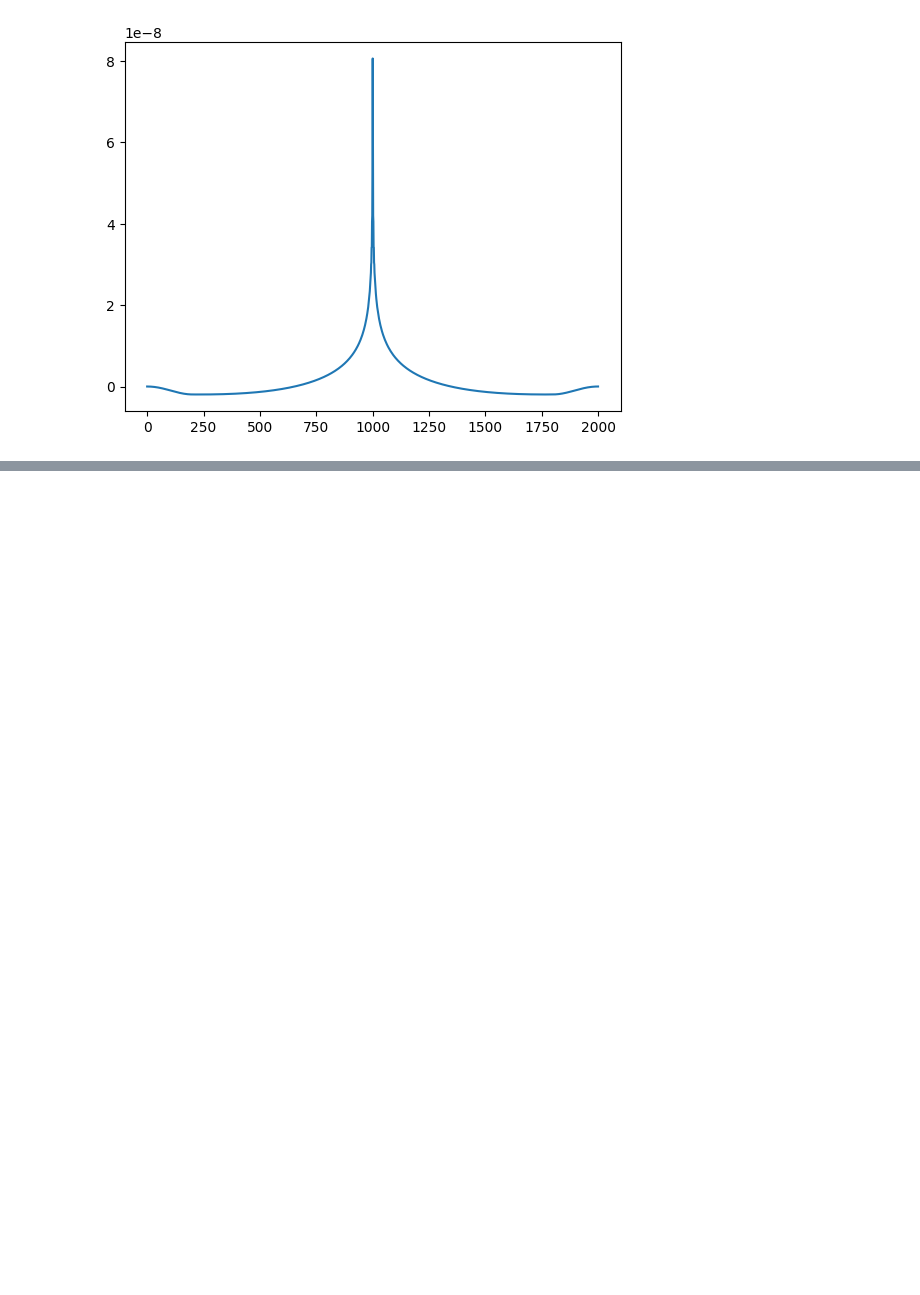
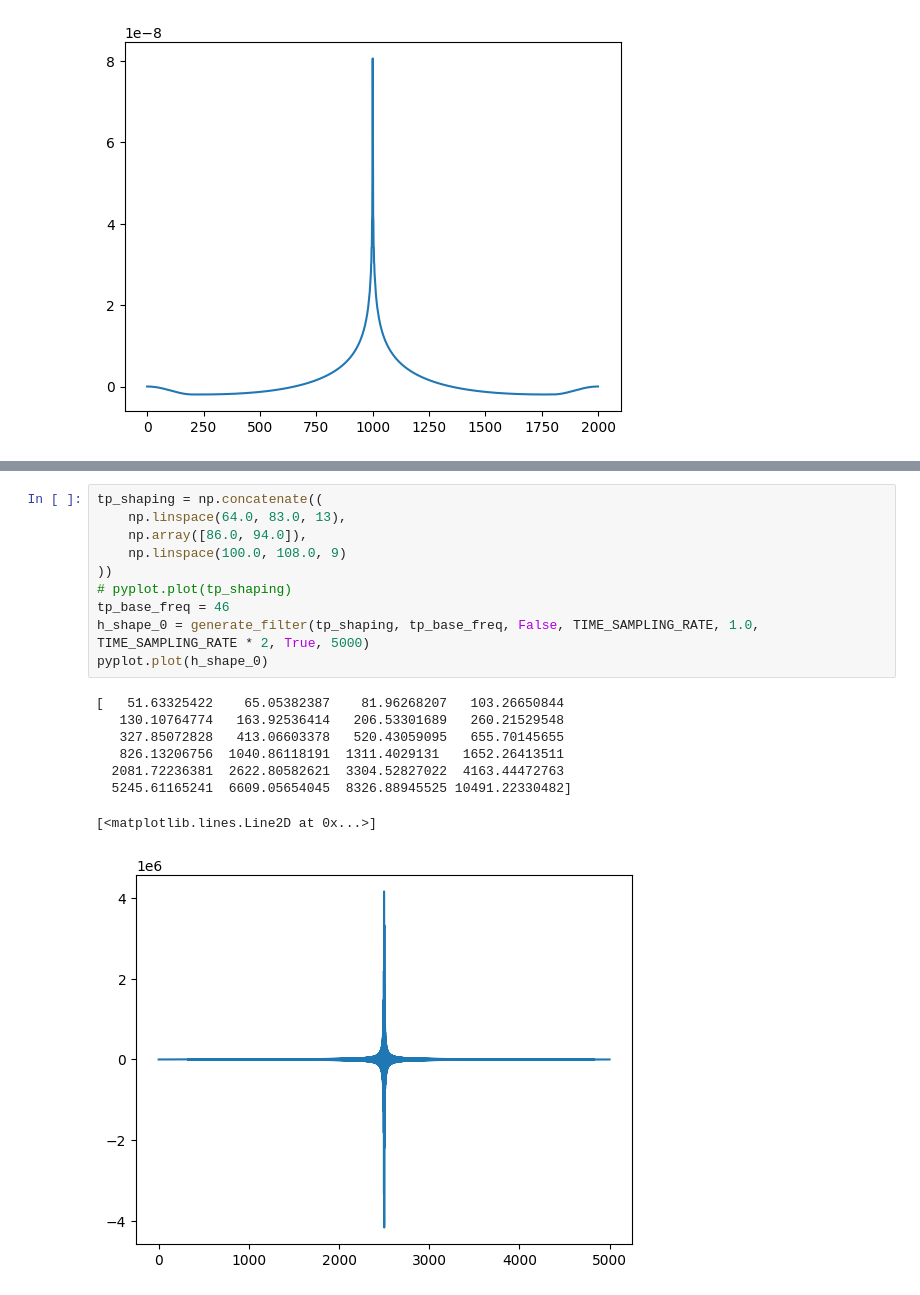
Before and after one commit to jmgrosen/four-track, a Jupyter notebook: roughness.ipynb, the cells around one changed output, grey strips where cells are left out. Saved outputs shown, nothing was run; the diff lists cells and outputs as text; blank space fills up the shorter version.

```diff
--- a/roughness.ipynb
+++ b/roughness.ipynb
@@ -98,0 +233,19 @@ pyplot.plot(filtered_noise)
+# %%
+tp_shaping = np.concatenate((
+    np.linspace(64.0, 83.0, 13),
+    np.array([86.0, 94.0]),
+    np.linspace(100.0, 108.0, 9)
+))
+# pyplot.plot(tp_shaping)
+tp_base_freq = 46
+h_shape_0 = generate_filter(tp_shaping, tp_base_freq, False, TIME_SAMPLING_RATE, 1.0, TIME_SAMPLING_RATE * 2, True, 5000)
+pyplot.plot(h_shape_0)
+# %% [output]
+[   51.63325422    65.05382387    81.96268207   103.26650844
+   130.10764774   163.92536414   206.53301689   260.21529548
+   327.85072828   413.06603378   520.43059095   655.70145655
+   826.13206756  1040.86118191  1311.4029131   1652.26413511
+  2081.72236381  2622.80582621  3304.52827022  4163.44472763
+  5245.61165241  6609.05654045  8326.88945525 10491.22330482]
+[<matplotlib.lines.Line2D at 0x...>]
+[figure, added]
```
Also changed, not shown: parts of 21 cells of this notebook.
